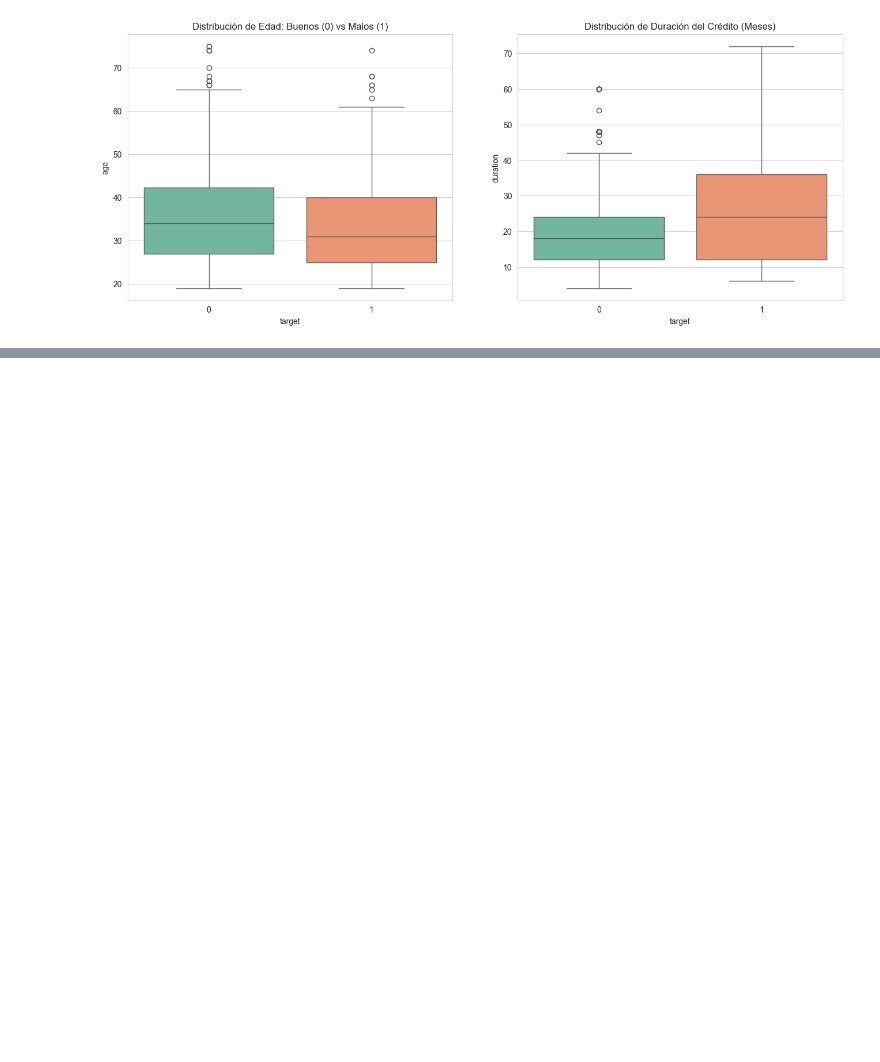
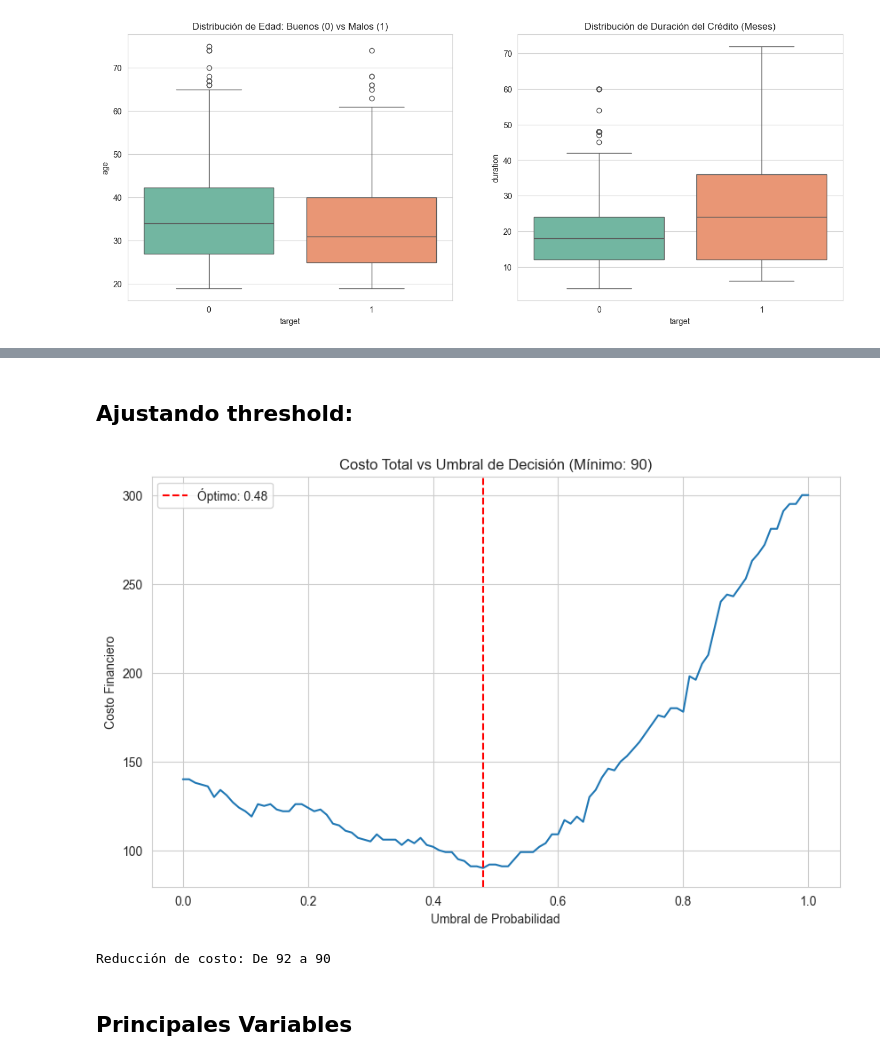
Before and after one commit to surzua/german_credit_risk, a Jupyter notebook: notebooks/creditrisk_v1.ipynb, the cells around one changed output, grey strips where cells are left out. Drawn from its saved outputs; the diff is of its cells as text; code cells hidden in the pictures; blank space fills up the shorter version.

```diff
--- a/notebooks/creditrisk_v1.ipynb
+++ b/notebooks/creditrisk_v1.ipynb
@@ -201,3 +214,20 @@ Passing `palette` without assigning `hue` is deprecated and will be removed in v
+# %%
+# A. Capacidad de Pago Mensual (Aprox)
+# "credit_amount" es el monto total y "duration" los meses.
+# Esto nos da una idea de la cuota mensual. Cuotas muy altas = Mayor riesgo.
+df['installment_rate'] = df['credit_amount'] / df['duration']
+
+# B. Ratio Crédito/Edad
+# Un crédito de 10.000 para alguien de 20 años es más riesgoso que para alguien de 50.
+df['credit_to_age'] = df['credit_amount'] / df['age']
+
+# C. Discretización (Binning) de Edad
+# A veces la relación no es lineal.
+df['is_young'] = (df['age'] < 25).astype(int) # Los muy jóvenes suelen tener más riesgo
+
+# D. log credit amount
+# Un crédito de 10.000 para alguien de 20 años es más riesgoso que para alguien de 50.
+df['log_credit_amount'] = np.log1p(df['credit_amount'])
 # %%
 from sklearn.model_selection import train_test_split
 from sklearn.preprocessing import StandardScaler
@@ -306,4 +376,46 @@ ROC-AUC Score: 0.8068
 [figure]
+# %% [markdown]
+## Ajustando threshold:
+# %%
+def find_best_threshold(model, X_test, y_test):
+    # Obtener probabilidades de la clase positiva (1)
+    y_proba = model.predict_proba(X_test)[:, 1]
+
+    thresholds = np.arange(0.0, 1.01, 0.01)
+    costs = []
+
+    for thresh in thresholds:
+        # Convertir probabilidad a clase basado en el umbral actual
+        y_pred_custom = (y_proba >= thresh).astype(int)
+
+        # Calcular costo con tu función existente
+        cost = german_credit_cost(y_test, y_pred_custom)
+        costs.append(cost)
+
+    # Encontrar el óptimo
+    min_cost = min(costs)
+    best_thresh = thresholds[costs.index(min_cost)]
+
+    # Graficar
+    plt.figure(figsize=(10, 6))
+    plt.plot(thresholds, costs)
+    plt.axvline(best_thresh, color='r', linestyle='--', label=f'Óptimo: {best_thresh:.2f}')
+    plt.title(f'Costo Total vs Umbral de Decisión (Mínimo: {min_cost})')
+    plt.xlabel('Umbral de Probabilidad')
+    plt.ylabel('Costo Financiero')
+    plt.legend()
+    plt.show()
+
+    return best_thresh, min_cost
+
+# Uso:
+best_thresh, min_cost = find_best_threshold(log_reg, X_test, y_test)
+print(f"Reducción de costo: De {final_cost} a {min_cost}")
+# %% [output]
+[figure, added]
+Reducción de costo: De 92 a 90
+# %% [markdown]
+## Principales Variables
 # %%
 # Crear un DataFrame con los coeficientes
 coeffs = pd.DataFrame({
```
Also changed, not shown: parts of 25 cells of this notebook, 1 other file.
